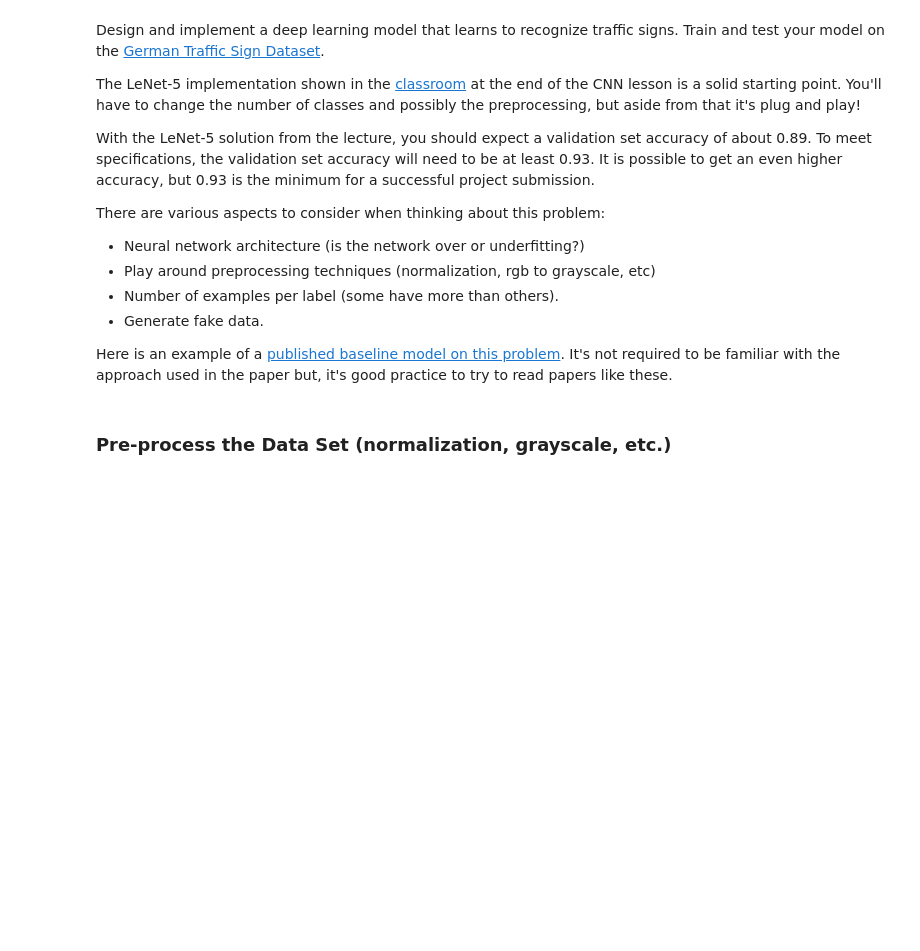
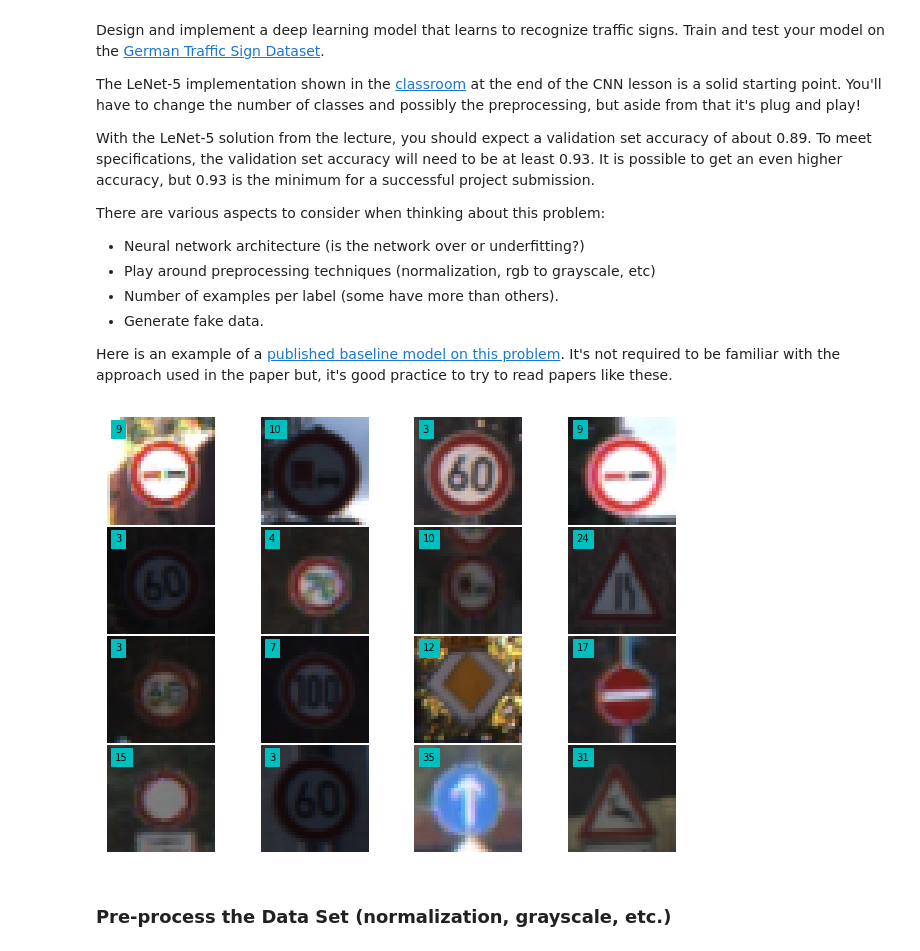
Before and after one commit to tpak/CarND-Traffic-Sign-Classifier-Project, a Jupyter notebook: Traffic_Sign_Classifier.ipynb, the cells around one changed output. Drawn from its saved outputs; the diff is of its cells as text; code cells hidden in the pictures; blank space fills up the shorter version.

```diff
--- a/Traffic_Sign_Classifier.ipynb
+++ b/Traffic_Sign_Classifier.ipynb
@@ -208,6 +175,55 @@ There are various aspects to consider when thinking about this problem:
 - Generate fake data.
 
 Here is an example of a [published baseline model on this problem](http://yann.lecun.com/exdb/publis/pdf/sermanet-ijcnn-11.pdf). It's not required to be familiar with the approach used in the paper but, it's good practice to try to read papers like these.
+# %%
+import matplotlib.gridspec as gridspec
+
+#lets look at some actual images
+
+# we're going to need this again
+# accept images, labels and number of images as x,y,z
+# and the number to display as num_signs
+def show_random_images(x, y, z, num_signs):
+    for i in range (0, num_signs):
+        sign_num = rnd.randint(0, z)
+        sign_label = y[sign_num]
+        plt.figure()
+        plt.title(sign_names.get_value(sign_label,"SignName"))
+        plt.imshow(x[sign_num])
+
+def show_image(x, y, z, sign_num):
+    sign_label = y[sign_num].astype(np.int)
+    print ("Sign label = ", sign_label)
+    plt.figure()
+    plt.title(sign_names.get_value(sign_label,"SignName"))
+    plt.imshow(x[sign_num])
+
+# stole this method from elsewhere
+def show_random_grid(x, y, z):
+    n_row = 4
+    n_col = 4
+
+    plt.figure(figsize = (11,8))
+    gs1 = gridspec.GridSpec(n_row,n_col)
+    gs1.update(wspace=0.01, hspace=0.02) # set the spacing between axes.
+
+    for i in range(n_row*n_col):
+        ind_plot = np.random.randint(1,len(y))
+        ax1 = plt.subplot(gs1[i])
+        plt.axis('on')
+        ax1.set_xticklabels([])
+        #ax1.set_yticklabels([])
+        ax1.set_yticklabels([sign_names.get_value(y[ind_plot].astype(np.int),"SignName")])
+        ax1.set_aspect('equal')
+        plt.imshow(x[ind_plot])
+        plt.text(2,4,str(y[ind_plot]),
+             color='k',backgroundcolor='c')
+        plt.axis('off')
+    plt.show()
+
+show_random_grid(X_train, y_train, n_train)
+# %% [output]
+[figure, added]
 # %% [markdown]
 ### Pre-process the Data Set (normalization, grayscale, etc.)
 # %% [markdown]
```
Also changed, not shown: parts of 11 cells of this notebook.
